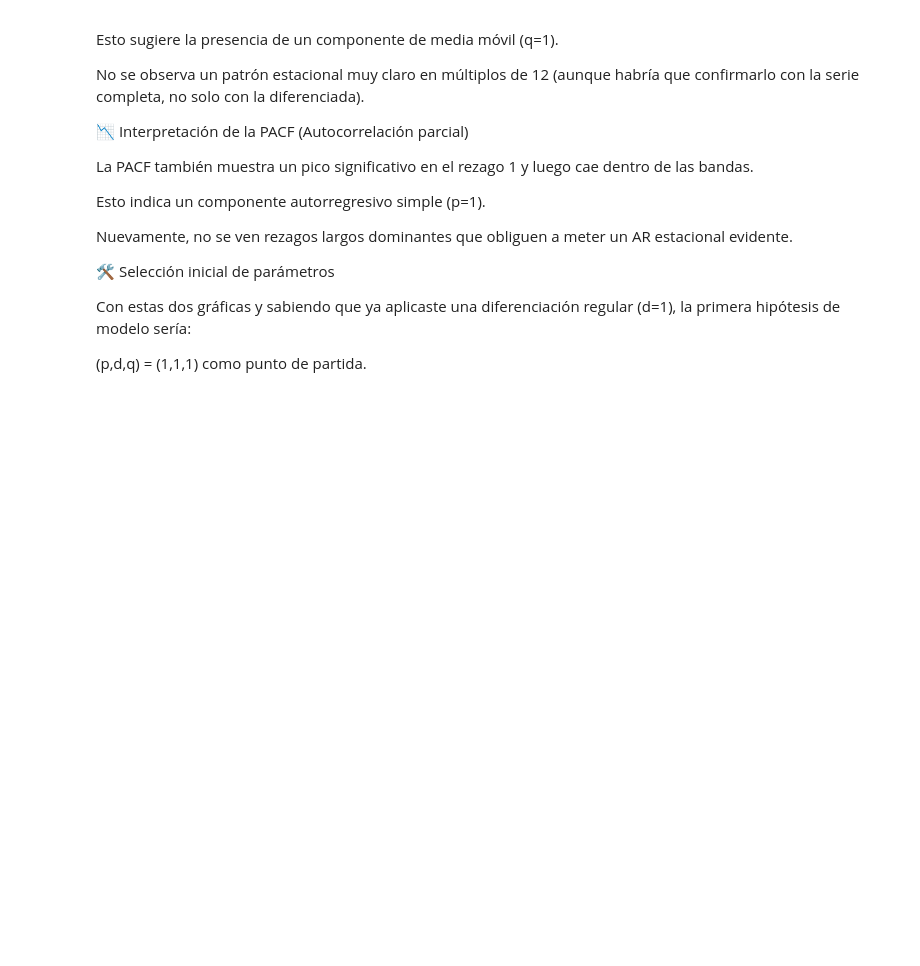
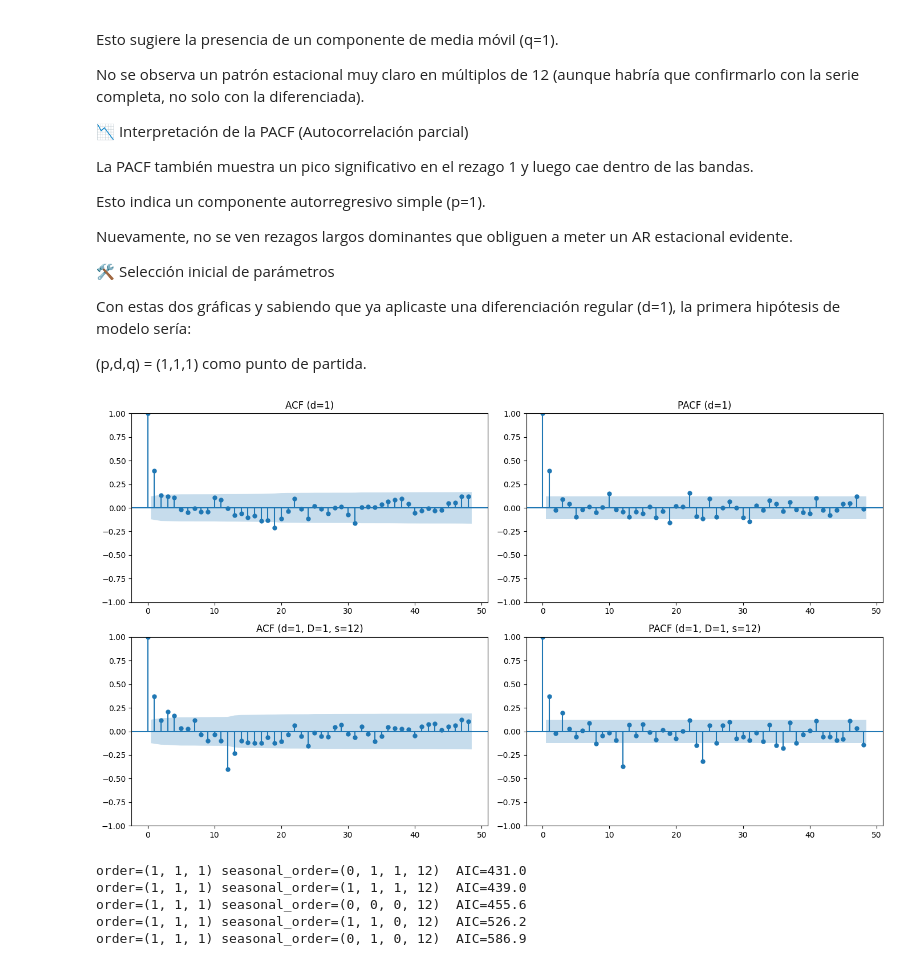
Before and after one commit to Marigago/-ndice-Nacional-de-Precios-al-Consumidor-, a Jupyter notebook: equipo2.ipynb, the cells around one changed output. Drawn from its saved outputs; the diff is of its cells as text; code cells hidden in the pictures; blank space fills up the shorter version.

```diff
--- a/equipo2.ipynb
+++ b/equipo2.ipynb
@@ -267,0 +297,52 @@ Con estas dos gráficas y sabiendo que ya aplicaste una diferenciación regular
+# %%
+import matplotlib.pyplot as plt
+from statsmodels.graphics.tsaplots import plot_acf, plot_pacf
+
+y = df["valor"].copy().asfreq("MS")
+y_d1 = y.diff().dropna()              # ya confirmaste que d=1 funciona
+s = 12
+y_D1 = y_d1.diff(s).dropna()          # candidata D=1
+
+fig, axes = plt.subplots(2, 2, figsize=(14,8))
+plot_acf(y_d1, lags=48, ax=axes[0,0]); axes[0,0].set_title("ACF (d=1)")
+plot_pacf(y_d1, lags=48, ax=axes[0,1]); axes[0,1].set_title("PACF (d=1)")
+
+plot_acf(y_D1, lags=48, ax=axes[1,0]); axes[1,0].set_title("ACF (d=1, D=1, s=12)")
+plot_pacf(y_D1, lags=48, ax=axes[1,1]); axes[1,1].set_title("PACF (d=1, D=1, s=12)")
+plt.tight_layout(); plt.show()
+# %% [output]
+[figure, added]
+# %%
+from statsmodels.tsa.statespace.sarimax import SARIMAX
+import numpy as np
+
+def fit_sarima(y, order, seasonal_order):
+    m = SARIMAX(y, order=order, seasonal_order=seasonal_order,
+                enforce_stationarity=False, enforce_invertibility=False)
+    return m.fit(disp=False)
+
+y_full = df["valor"].asfreq("MS").dropna()
+
+cand = [
+    ((1,1,1), (0,0,0,12)),
+    ((1,1,1), (0,1,0,12)),
+    ((1,1,1), (1,1,0,12)),
+    ((1,1,1), (0,1,1,12)),
+    ((1,1,1), (1,1,1,12)),
+]
+results = []
+for o, so in cand:
+    try:
+        res = fit_sarima(y_full, o, so)
+        results.append((o, so, res.aic))
+    except Exception:
+        results.append((o, so, np.inf))
+
+for o, so, aic in sorted(results, key=lambda x: x[2]):
+    print(f"order={o} seasonal_order={so}  AIC={aic:.1f}")
+# %% [output]
+order=(1, 1, 1) seasonal_order=(0, 1, 1, 12)  AIC=431.0
+order=(1, 1, 1) seasonal_order=(1, 1, 1, 12)  AIC=439.0
+order=(1, 1, 1) seasonal_order=(0, 0, 0, 12)  AIC=455.6
+order=(1, 1, 1) seasonal_order=(1, 1, 0, 12)  AIC=526.2
+order=(1, 1, 1) seasonal_order=(0, 1, 0, 12)  AIC=586.9
```
Also changed, not shown: parts of 4 cells of this notebook.
